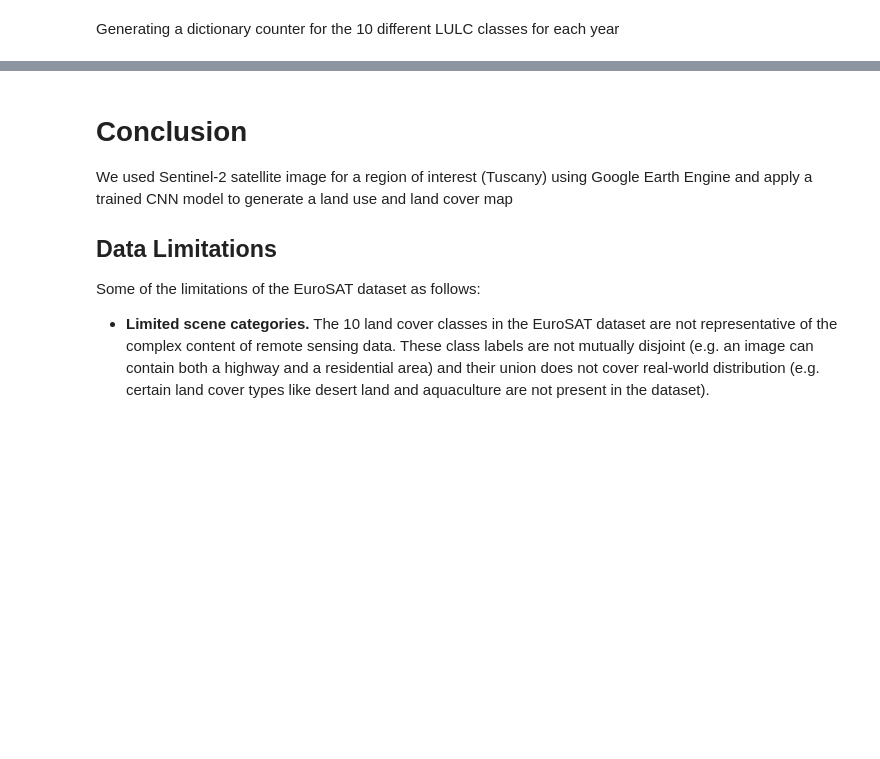
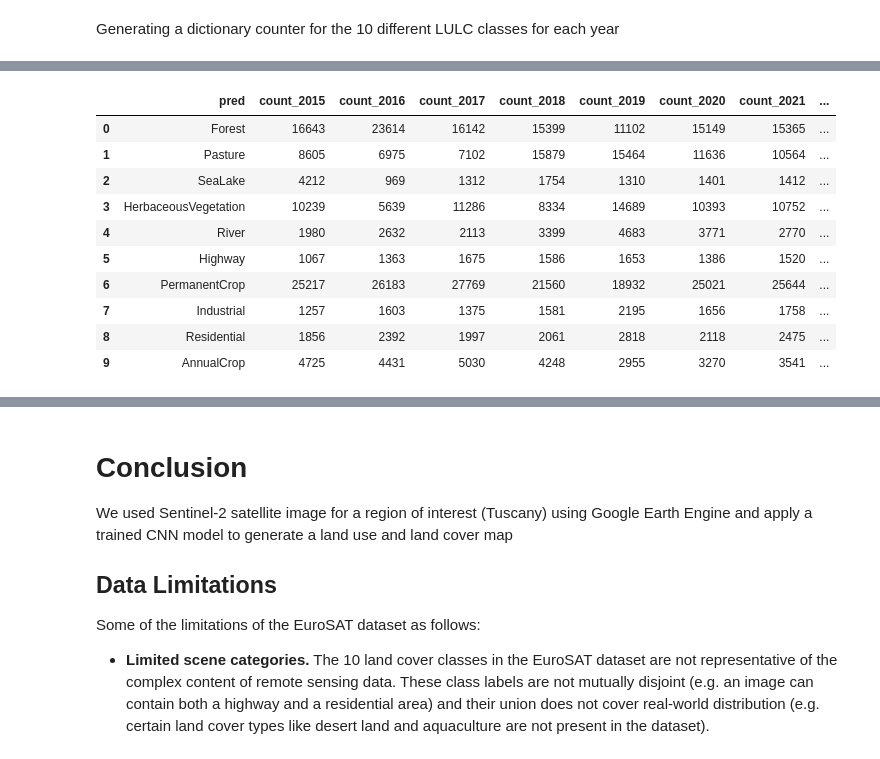
Before and after one commit to AntonioDonnangelo/italian_agriculture_and_protests_analysis, a Jupyter notebook: LULC/LULC_Prediction_Toscana.ipynb, the cells around one changed output, grey strips where cells are left out. Drawn from its saved outputs; the diff is of its cells as text; code cells hidden in the pictures; blank space fills up the shorter version.

```diff
--- a/LULC/LULC_Prediction_Toscana.ipynb
+++ b/LULC/LULC_Prediction_Toscana.ipynb
@@ -761,0 +687,14 @@ for index, row in merged_df.iterrows():
+# %%
+df_final
+# %% [output]
+|  | pred | count_2015 | count_2016 | count_2017 | count_2018 | count_2019 | count_2020 | count_2021 | ... |
+| 0 | Forest | 16643 | 23614 | 16142 | 15399 | 11102 | 15149 | 15365 | ... |
+| 1 | Pasture | 8605 | 6975 | 7102 | 15879 | 15464 | 11636 | 10564 | ... |
+| 2 | SeaLake | 4212 | 969 | 1312 | 1754 | 1310 | 1401 | 1412 | ... |
+| 3 | HerbaceousVegetation | 10239 | 5639 | 11286 | 8334 | 14689 | 10393 | 10752 | ... |
+| 4 | River | 1980 | 2632 | 2113 | 3399 | 4683 | 3771 | 2770 | ... |
+| 5 | Highway | 1067 | 1363 | 1675 | 1586 | 1653 | 1386 | 1520 | ... |
+| 6 | PermanentCrop | 25217 | 26183 | 27769 | 21560 | 18932 | 25021 | 25644 | ... |
+| 7 | Industrial | 1257 | 1603 | 1375 | 1581 | 2195 | 1656 | 1758 | ... |
+| 8 | Residential | 1856 | 2392 | 1997 | 2061 | 2818 | 2118 | 2475 | ... |
+| 9 | AnnualCrop | 4725 | 4431 | 5030 | 4248 | 2955 | 3270 | 3541 | ... |
```
Also changed, not shown: parts of 15 cells of this notebook, 8 other files.
